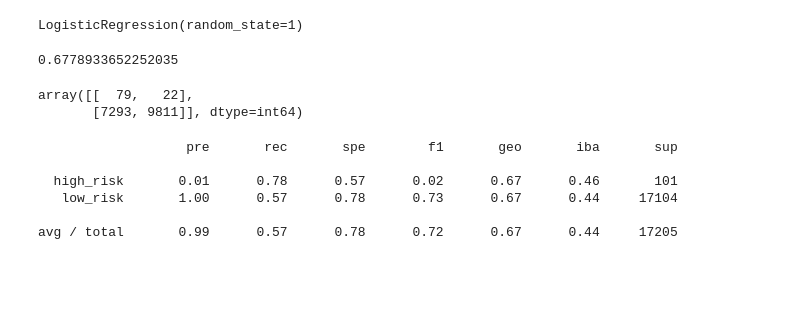
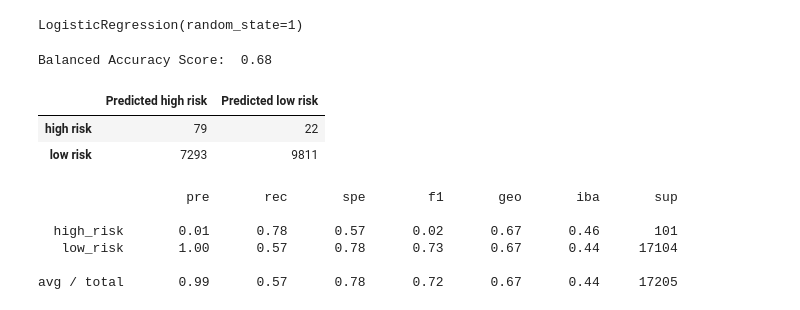
Before and after one commit to jrobert2121/Credit_Risk_Analysis, a Jupyter notebook: credit_risk_resampling.ipynb, the cells around one changed output. Cells and saved outputs as stored; diff of their text form; code cells hidden in the pictures; blank space fills up the shorter version.

```diff
--- a/credit_risk_resampling.ipynb
+++ b/credit_risk_resampling.ipynb
@@ -282,15 +297,20 @@ LogisticRegression(random_state=1)
 # %%
 # Calculated the balanced accuracy score
 y_pred = model.predict(X_test)
-balanced_accuracy_score(y_test, y_pred)
+print(f"Balanced Accuracy Score: {balanced_accuracy_score(y_test, y_pred): .2f}")
 # %% [output]
-0.6778933652252035
+Balanced Accuracy Score:  0.68
-# %%
-# Display the confusion matrix
-confusion_matrix(y_test, y_pred)
-# %% [output]
-array([[  79,   22],
-       [7293, 9811]], dtype=int64)
+# %%
+# Display the confusion matrix
+cm = confusion_matrix(y_test, y_pred)
+
+# create a dataframe from the confusion matrix
+cm_df = pd.DataFrame(cm, index=["high risk", "low risk"], columns=["Predicted high risk", "Predicted low risk"])
+cm_df
+# %% [output]
+|  | Predicted high risk | Predicted low risk |
+| high risk | 79 | 22 |
+| low risk | 7293 | 9811 |
 # %%
 # Print the imbalanced classification report
 print(classification_report_imbalanced(y_test, y_pred))
```
Also changed, not shown: parts of 9 cells of this notebook, 13 other files.
